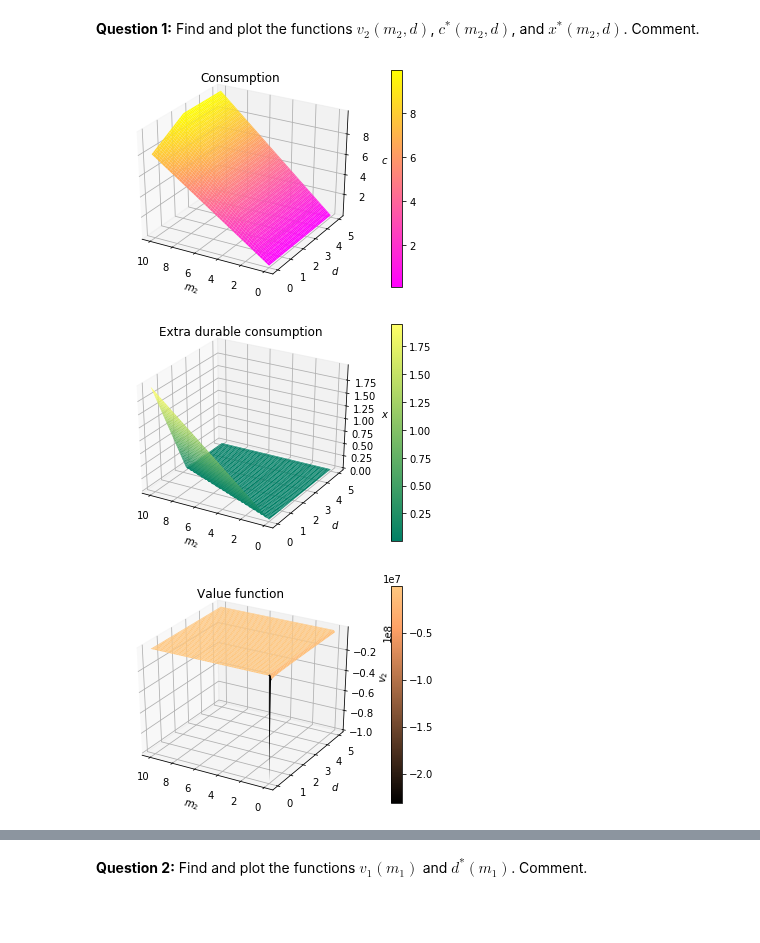
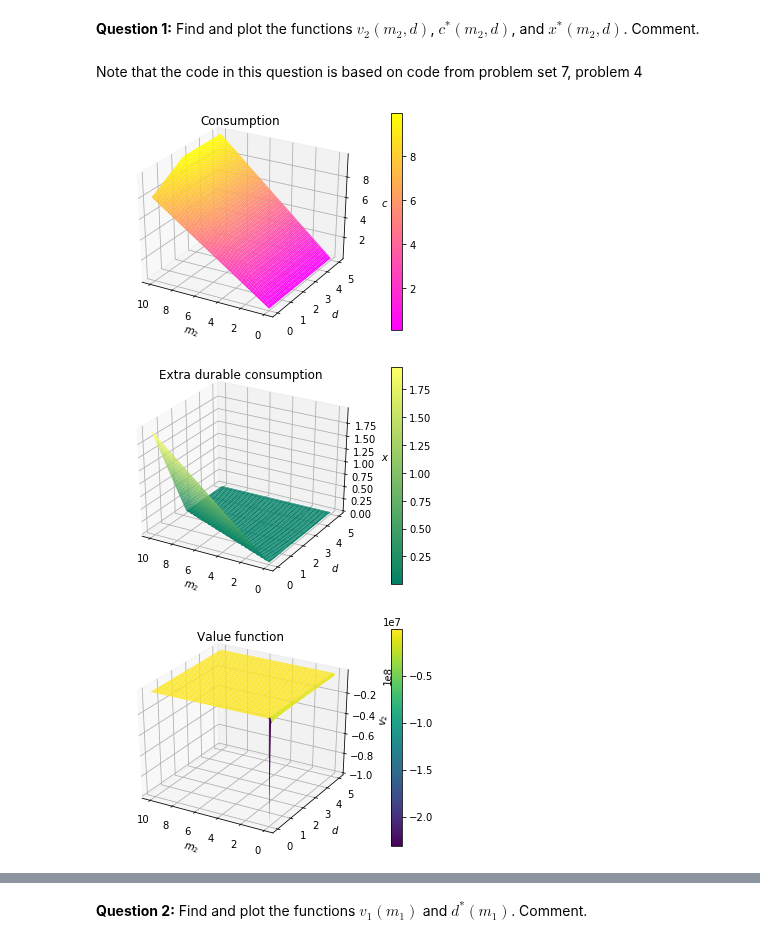
Before and after one commit to NumEconCopenhagen/projects-2020-matrixgymnasterne, a Jupyter notebook: examproject/exam_2020.ipynb, the cells around one changed output, grey strips where cells are left out. Cells and saved outputs as stored; diff of their text form; code cells hidden in the pictures; blank space fills up the shorter version.

```diff
--- a/examproject/exam_2020.ipynb
+++ b/examproject/exam_2020.ipynb
@@ -341,12 +352,24 @@ m2_vec = np.linspace(1e-8,10,100)
 d_vec = np.linspace(1e-8,5,100)
 # %% [markdown]
 **Question 1:** Find and plot the functions $v_{2}(m_{2},d)$, $c^{\ast}(m_2,d)$, and $x^{\ast}(m_2,d)$. Comment.
-# %%
-def x(m2,c):
-    return(m2-c)
-
-def v2(c,m2,d,alpha,chi,rho):
-    return ((c**alpha*(d+chi*(m2-c))**(1-alpha))**(1-rho))/(1-rho)
+# %% [markdown]
+Note that the code in this question is based on code from problem set 7, problem 4
+# %%
+#We define the value function for period 2
+def v2(c,m2,d,alpha,chi,rho):
+    """
+    Args:
+        c (float)     : non-durable consumption
+        m2 (float)    : cash-on-hand in period 2
+        d (float)     : pre-comitted durable consumption
+        alpha (float) : utility weight on non-durable consumption
+        chi (float)   : implies that extra durable consumption is less valuable than precomitted consumption
+        rho (int)     : risk aversion coefficient
+
+    Returns:
+        Household's value of having m2 at the beginning of period 2
+    """
+    return ((c**alpha*(d+chi*(m2-c))**(1-alpha))**(1-rho))/(1-rho)
 # %%
 #solve second period
 def solve_p2(alpha,chi,rho):
@@ -381,57 +413,50 @@ m2_vec, d_vec, v2_vec, c_vec, x_vec = solve_p2(alpha,chi,rho)
 # %%
-# b. grids
+#Create grids
 m2_grid,d_grid = np.meshgrid(m2_vec,d_vec,indexing='ij')
 
-# c. main
+#Create the m2-d-c plot
 fig = plt.figure()
 ax = fig.add_subplot(1,1,1,projection='3d')
-cs = ax.plot_surface(m2_grid,d_grid,c_vec, cmap=cm.spring)
+cs = ax.plot_surface(m2_grid,d_grid,c_grid, cmap=cm.spring)
 
-# d. add labels
 ax.set_xlabel('$m_2$')
 ax.set_ylabel('$d$')
 ax.set_zlabel('$c$')
 
-# e. invert xaxis
 ax.invert_xaxis()
 ax.set_title('Consumption')
-# f. add colorbar
+
 fig.colorbar(cs);
 
 
-# c. main
+#Create the m2-d-x plot
 fig1 = plt.figure()
 ax1 = fig1.add_subplot(1,1,1,projection='3d')
-xs = ax1.plot_surface(m2_grid,d_grid,x_vec, cmap=cm.summer)
+xs = ax1.plot_surface(m2_grid,d_grid,x_grid, cmap=cm.summer)
 
-# d. add labels
 ax1.set_xlabel('$m_2$')
 ax1.set_ylabel('$d$')
 ax1.set_zlabel('$x$')
 
-# e. invert xaxis
 ax1.invert_xaxis()
 ax1.set_title('Extra durable consumption')
 
-# f. add colorbar
 fig1.colorbar(xs);
 
+#Create the m2-d-v2 plot
 fig2 = plt.figure()
 ax2 = fig2.add_subplot(1,1,1,projection='3d')
-vs = ax2.plot_surface(m2_grid,d_grid,v2_vec, cmap=cm.copper)
+vs = ax2.plot_surface(m2_grid,d_grid,v2_grid, cmap=cm.viridis)
 
-# d. add labels
 ax2.set_xlabel('$m_2$')
 ax2.set_ylabel('$d$')
 ax2.set_zlabel('$v_2$')
 
-# e. invert xaxis
 ax2.invert_xaxis()
 ax2.set_title('Value function')
 
-# f. add colorbar
 fig2.colorbar(vs);
 # %% [output]
 [figure]
 [figure]
-[figure, old version]
+[figure, new version]
```
Also changed, not shown: parts of 26 cells of this notebook.
